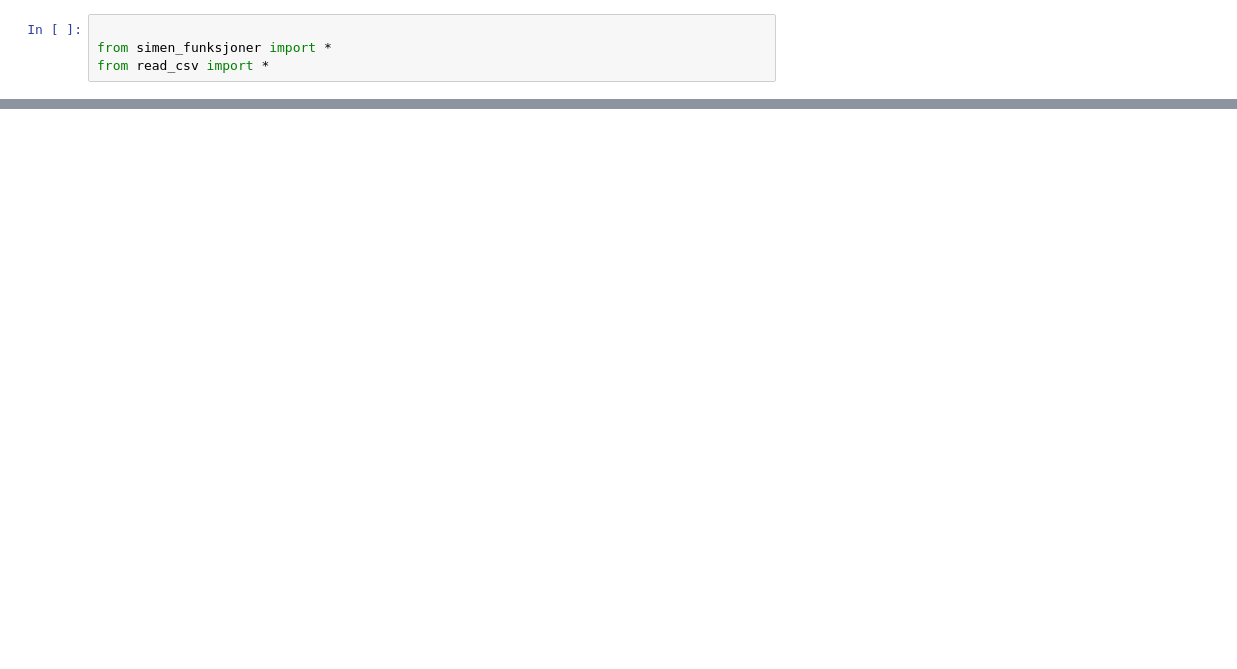
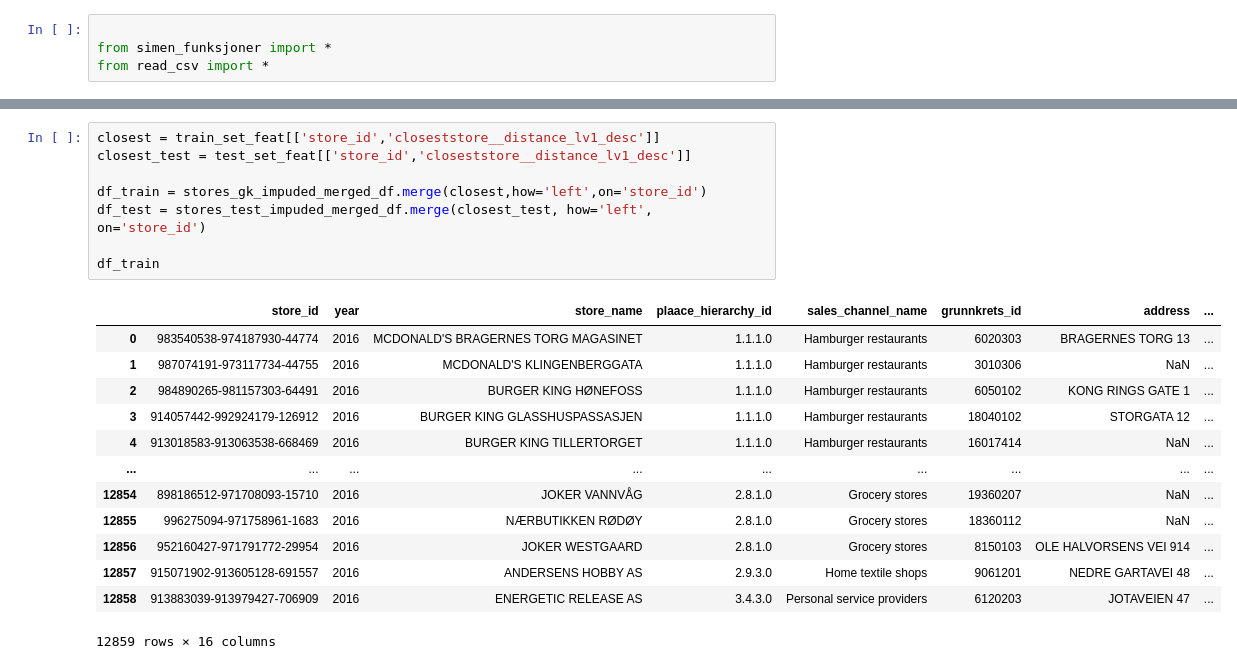
Before and after one commit to SimenQ/machine_learning, a Jupyter notebook: notebooks/simen/model_2.ipynb, the cells around one changed output, grey strips where cells are left out. Drawn from its saved outputs; the diff is of its cells as text; blank space fills up the shorter version.

```diff
--- a/notebooks/simen/model_2.ipynb
+++ b/notebooks/simen/model_2.ipynb
@@ -38,0 +58,22 @@ stores_gk_impuded_merged_df = stores_gk_impuded_merged_df[stores_gk_impuded_merg
+# %%
+closest = train_set_feat[['store_id','closeststore__distance_lv1_desc']]
+closest_test = test_set_feat[['store_id','closeststore__distance_lv1_desc']]
+
+df_train = stores_gk_impuded_merged_df.merge(closest,how='left',on='store_id')
+df_test = stores_test_impuded_merged_df.merge(closest_test, how='left', on='store_id')
+
+df_train
+# %% [output]
+|  | store_id | year | store_name | plaace_hierarchy_id | sales_channel_name | grunnkrets_id | address | ... |
+| 0 | 983540538-974187930-44774 | 2016 | MCDONALD'S BRAGERNES TORG MAGASINET | 1.1.1.0 | Hamburger restaurants | 6020303 | BRAGERNES TORG 13 | ... |
+| 1 | 987074191-973117734-44755 | 2016 | MCDONALD'S KLINGENBERGGATA | 1.1.1.0 | Hamburger restaurants | 3010306 | NaN | ... |
+| 2 | 984890265-981157303-64491 | 2016 | BURGER KING HØNEFOSS | 1.1.1.0 | Hamburger restaurants | 6050102 | KONG RINGS GATE 1 | ... |
+| 3 | 914057442-992924179-126912 | 2016 | BURGER KING GLASSHUSPASSASJEN | 1.1.1.0 | Hamburger restaurants | 18040102 | STORGATA 12 | ... |
+| 4 | 913018583-913063538-668469 | 2016 | BURGER KING TILLERTORGET | 1.1.1.0 | Hamburger restaurants | 16017414 | NaN | ... |
+| ... | ... | ... | ... | ... | ... | ... | ... | ... |
+| 12854 | 898186512-971708093-15710 | 2016 | JOKER VANNVÅG | 2.8.1.0 | Grocery stores | 19360207 | NaN | ... |
+| 12855 | 996275094-971758961-1683 | 2016 | NÆRBUTIKKEN RØDØY | 2.8.1.0 | Grocery stores | 18360112 | NaN | ... |
+| 12856 | 952160427-971791772-29954 | 2016 | JOKER WESTGAARD | 2.8.1.0 | Grocery stores | 8150103 | OLE HALVORSENS VEI 914 | ... |
+| 12857 | 915071902-913605128-691557 | 2016 | ANDERSENS HOBBY AS | 2.9.3.0 | Home textile shops | 9061201 | NEDRE GARTAVEI 48 | ... |
+| 12858 | 913883039-913979427-706909 | 2016 | ENERGETIC RELEASE AS | 3.4.3.0 | Personal service providers | 6120203 | JOTAVEIEN 47 | ... |
+12859 rows × 16 columns
```
Also changed, not shown: parts of 8 cells of this notebook, 4 other files.
